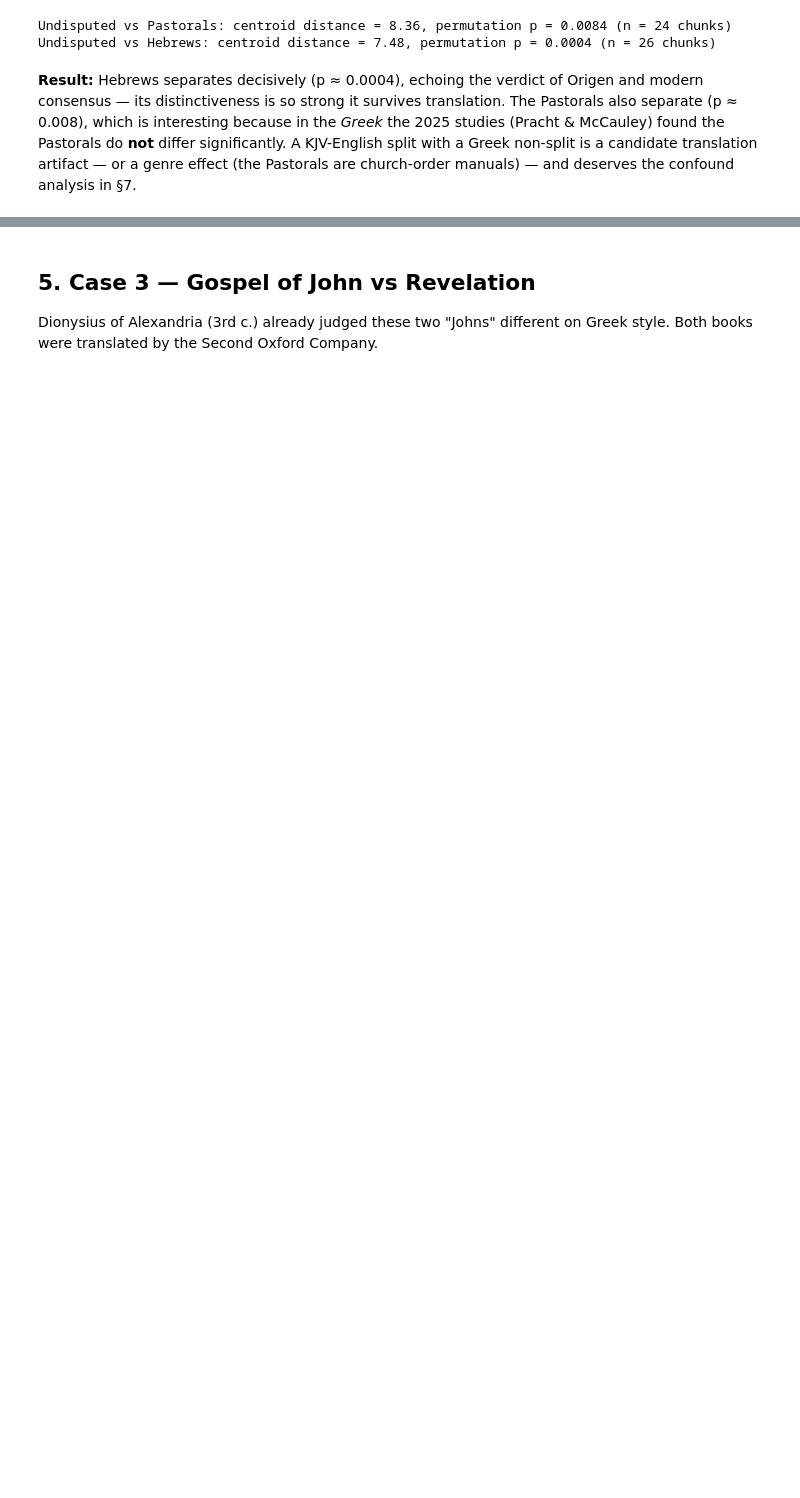
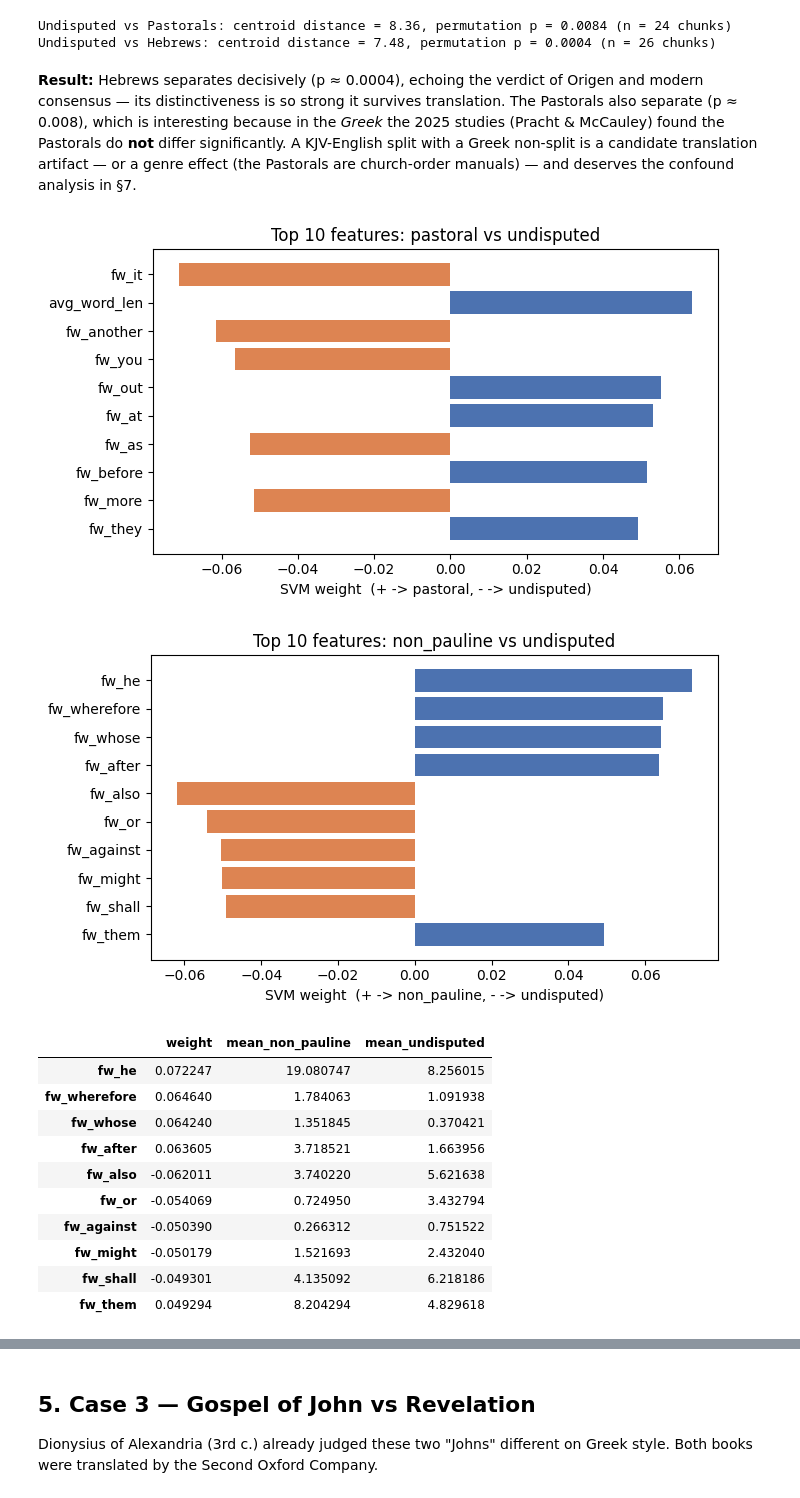
Before and after one commit to Zel143/bible-stylometry, a Jupyter notebook: notebooks/kjv_stylometry_project.ipynb, the cells around one changed output, grey strips where cells are left out. Cells and saved outputs as stored; diff of their text form; code cells hidden in the pictures; blank space fills up the shorter version.

```diff
--- a/notebooks/kjv_stylometry_project.ipynb
+++ b/notebooks/kjv_stylometry_project.ipynb
@@ -208,3 +256,23 @@ Pastorals also separate (p ≈ 0.008), which is interesting because in the *Gree
 A KJV-English split with a Greek non-split is a candidate translation artifact — or a
 genre effect (the Pastorals are church-order manuals) — and deserves the confound
 analysis in §7.
+# %%
+up = df[df.group.isin(["undisputed", "pastoral"])].reset_index(drop=True)
+svm_feature_weights(up, "group")
+
+uh = df[df.group.isin(["undisputed", "non_pauline"])].reset_index(drop=True)
+svm_feature_weights(uh, "group")
+# %% [output]
+[figure, added]
+[figure, added]
+|  | weight | mean_non_pauline | mean_undisputed |
+| fw_he | 0.072247 | 19.080747 | 8.256015 |
+| fw_wherefore | 0.064640 | 1.784063 | 1.091938 |
+| fw_whose | 0.064240 | 1.351845 | 0.370421 |
+| fw_after | 0.063605 | 3.718521 | 1.663956 |
+| fw_also | -0.062011 | 3.740220 | 5.621638 |
+| fw_or | -0.054069 | 0.724950 | 3.432794 |
+| fw_against | -0.050390 | 0.266312 | 0.751522 |
+| fw_might | -0.050179 | 1.521693 | 2.432040 |
+| fw_shall | -0.049301 | 4.135092 | 6.218186 |
+| fw_them | 0.049294 | 8.204294 | 4.829618 |
```
Also changed, not shown: parts of 7 cells of this notebook, 8 other files.
